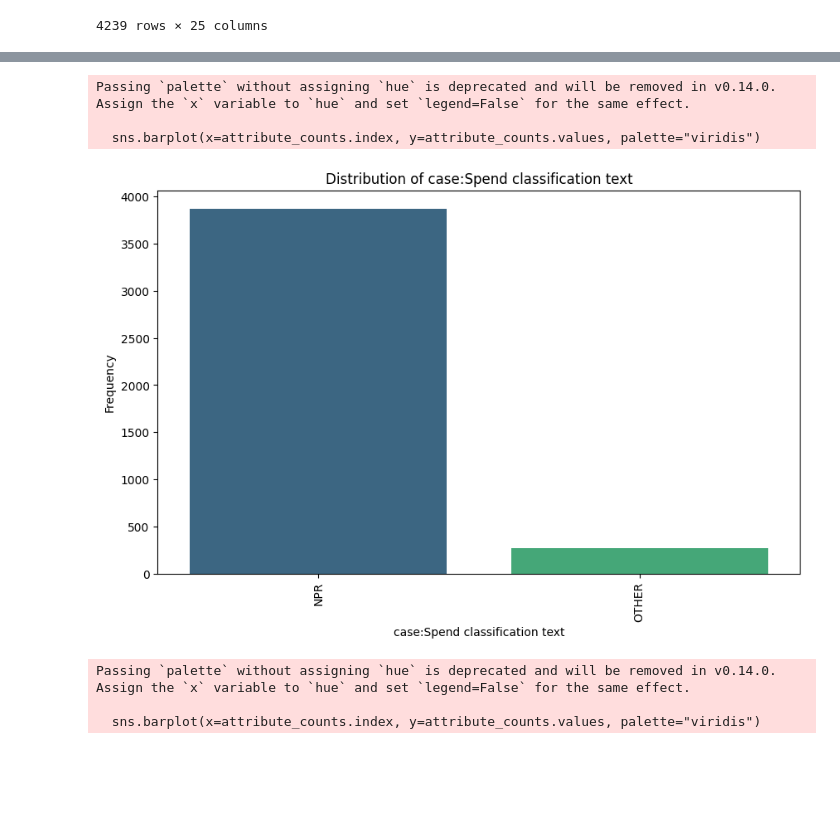
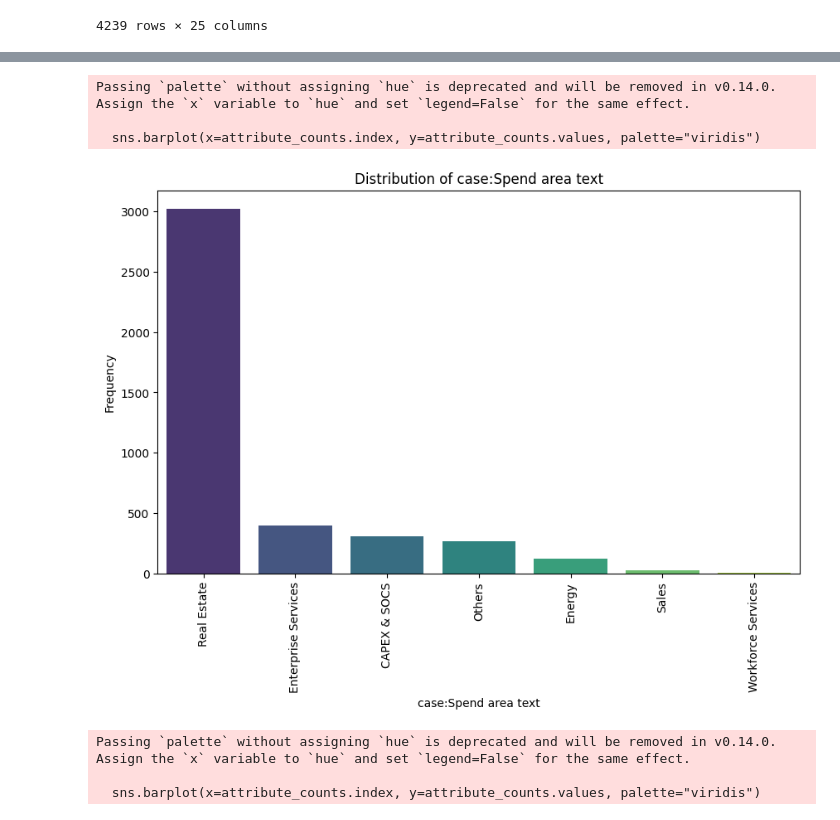
Before and after one commit to sampledrift42/MDS-PODS-Proj1, a Jupyter notebook: data_preparation/data_exploration.ipynb, the cells around one changed output, grey strips where cells are left out. Drawn from its saved outputs; the diff is of its cells as text; code cells hidden in the pictures; blank space fills up the shorter version.

```diff
--- a/data_preparation/data_exploration.ipynb
+++ b/data_preparation/data_exploration.ipynb
@@ -7,6 +7,9 @@ import pandas as pd
 ## Load event log
 # %%
 log = pm4py.read_xes("/Users/evamartin/Desktop/MDS/curs1/PODS/MDS-PODS-Proj1/Full_BPI_Challenge_2019.xes")
+# Filter events that occur before 2018
+log['time:timestamp'] = pd.to_datetime(log['time:timestamp'])
+log = log[log['time:timestamp'] >= '2018-01-01 00:00:00']
 # %% [markdown]
 ## Filter event log
 # %%
@@ -391,12 +447,12 @@ def plot_attribute_distribution(log, attribute_name):
     plt.title(f'Distribution of {attribute_name}')
     plt.show()
 # %%
-plot_attribute_distribution(log1, 'case:Spend classification text')
+plot_attribute_distribution(log1, 'case:Spend area text')
 # %% [output]
 Passing `palette` without assigning `hue` is deprecated and will be removed in v0.14.0. Assign the `x` variable to `hue` and set `legend=False` for the same effect.
 
   sns.barplot(x=attribute_counts.index, y=attribute_counts.values, palette="viridis")
-[figure, old version]
+[figure, new version]
 # %%
 plot_attribute_distribution(log1, 'case:Vendor')
 # %% [output]
```
Also changed, not shown: parts of 20 cells of this notebook.
